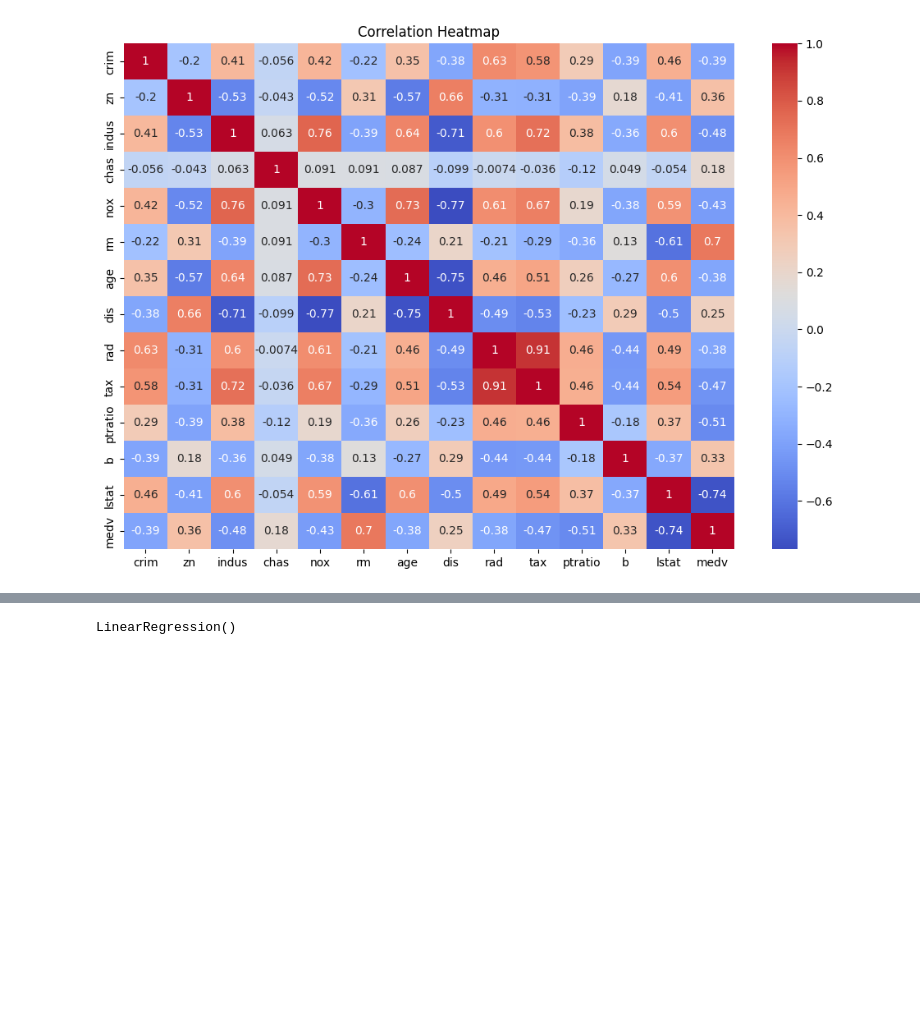
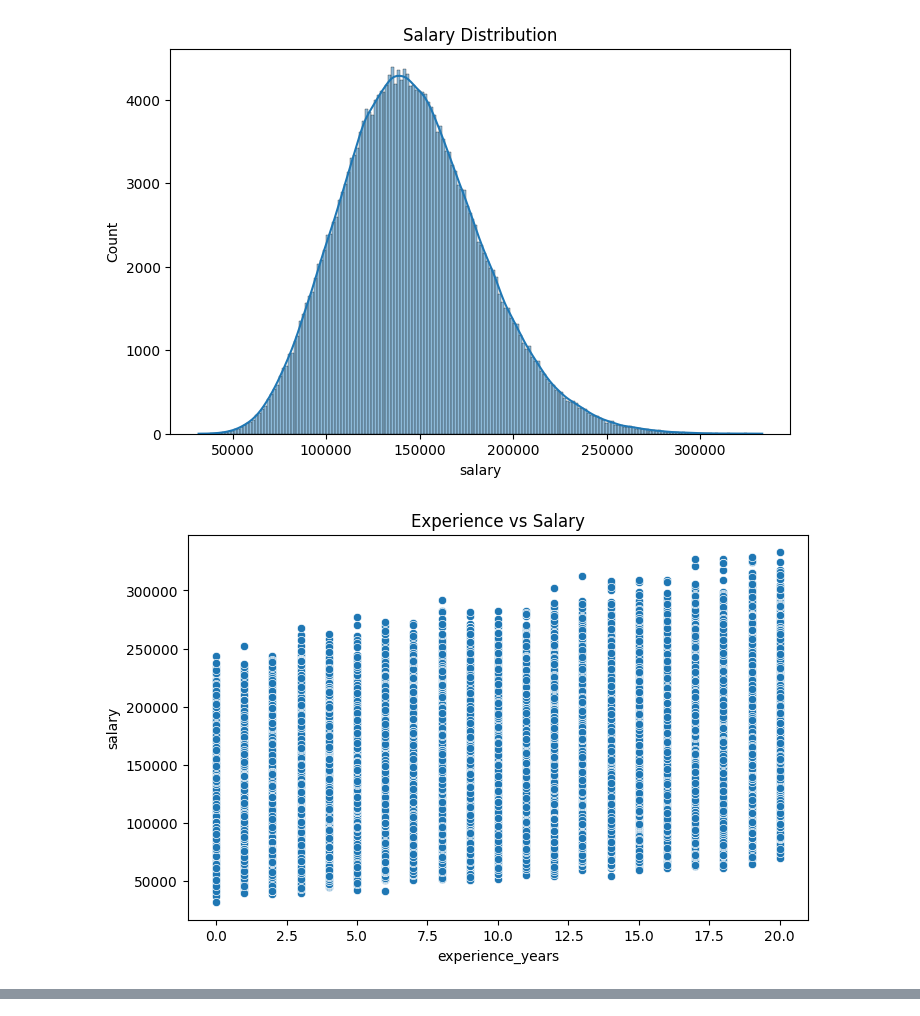
Before and after one commit to Daheeyah/Daheeyah, a Jupyter notebook: content/02-getting-started/jupyter_notebooks.ipynb, the cells around one changed output, grey strips where cells are left out. Saved outputs shown, nothing was run; the diff lists cells and outputs as text; code cells hidden in the pictures; blank space fills up the shorter version.

```diff
--- a/content/02-getting-started/jupyter_notebooks.ipynb
+++ b/content/02-getting-started/jupyter_notebooks.ipynb
@@ -13,7 +14,3 @@ from sklearn.linear_model import LinearRegression
 from sklearn.metrics import mean_squared_error, r2_score
 
 import joblib
-# %%
-url = "https://raw.githubusercontent.com/selva86/datasets/master/BostonHousing.csv"
-
-df = pd.read_csv(url)
@@ -99,0 +66,18 @@ dtype: int64
+# %%
+# check structure
+print(df.info())
+
+# missing values
+print(df.isnull().sum())
+
+# remove duplicates
+df = df.drop_duplicates()
+
+# fill missing values
+for col in df.columns:
+    if df[col].dtype == "object":
+        df[col] = df[col].fillna(df[col].mode()[0])
+    else:
+        df[col] = df[col].fillna(df[col].median())
+
+print("After cleaning shape:", df.shape)
@@ -100,10 +102,18 @@ dtype: int64
 # %%
-plt.figure(figsize=(12, 8))
+plt.figure(figsize=(8,5))
+sns.histplot(df["salary"], kde=True)
+plt.title("Salary Distribution")
+plt.show()
 
-sns.heatmap(df.corr(), annot=True, cmap='coolwarm')
+plt.figure(figsize=(8,5))
+sns.scatterplot(x=df["experience_years"], y=df["salary"])
+plt.title("Experience vs Salary")
+plt.show()
 
+plt.figure(figsize=(10,6))
+sns.heatmap(df.corr(numeric_only=True), annot=True, cmap="coolwarm")
 plt.title("Correlation Heatmap")
-
 plt.show()
 # %% [output]
-[figure, old version]
+[figure, new version]
+[figure, added]
@@ -118,9 +132,3 @@ X_train, X_test, y_train, y_test = train_test_split(
     test_size=0.2,
     random_state=42
 )
-# %%
-model = LinearRegression()
-
-model.fit(X_train, y_train)
-# %% [output]
-LinearRegression()
```
Also changed, not shown: parts of 23 cells of this notebook.
